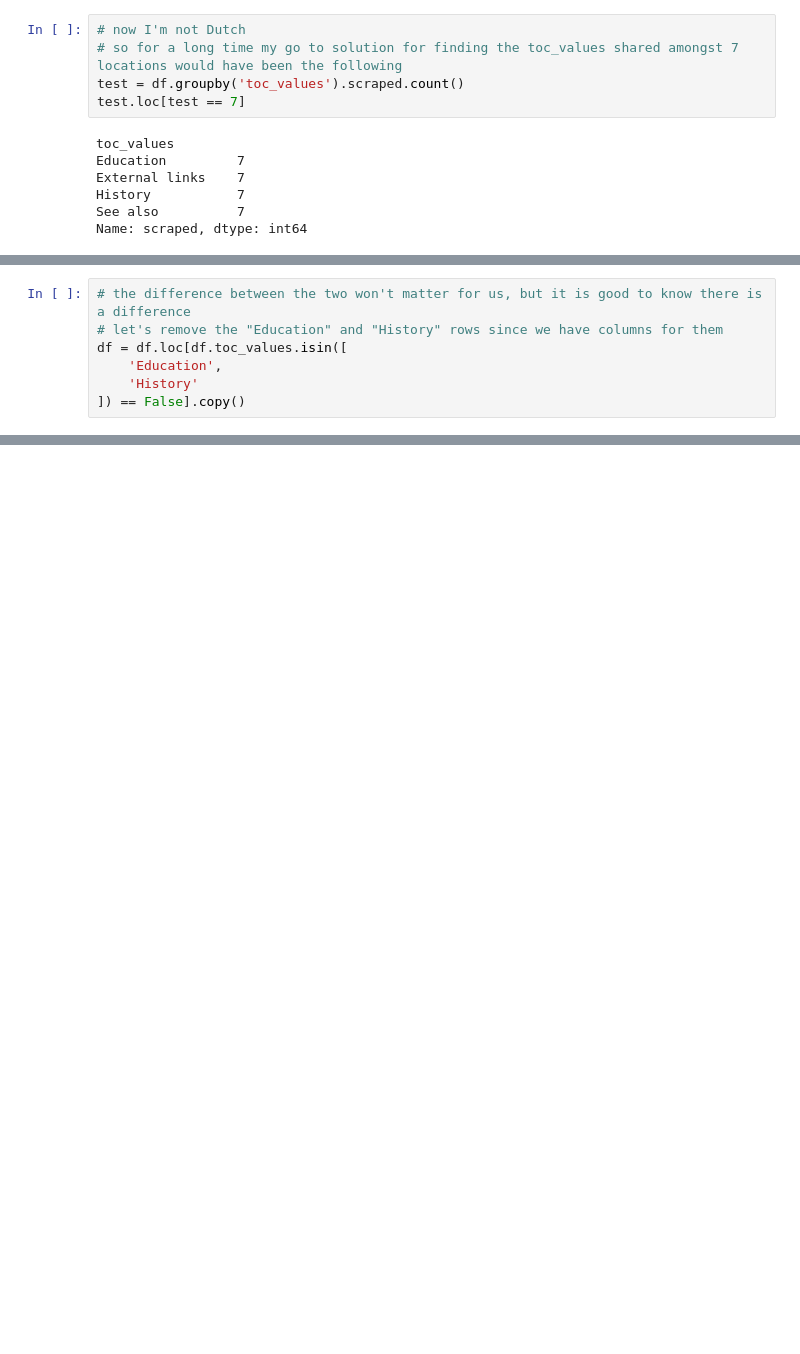
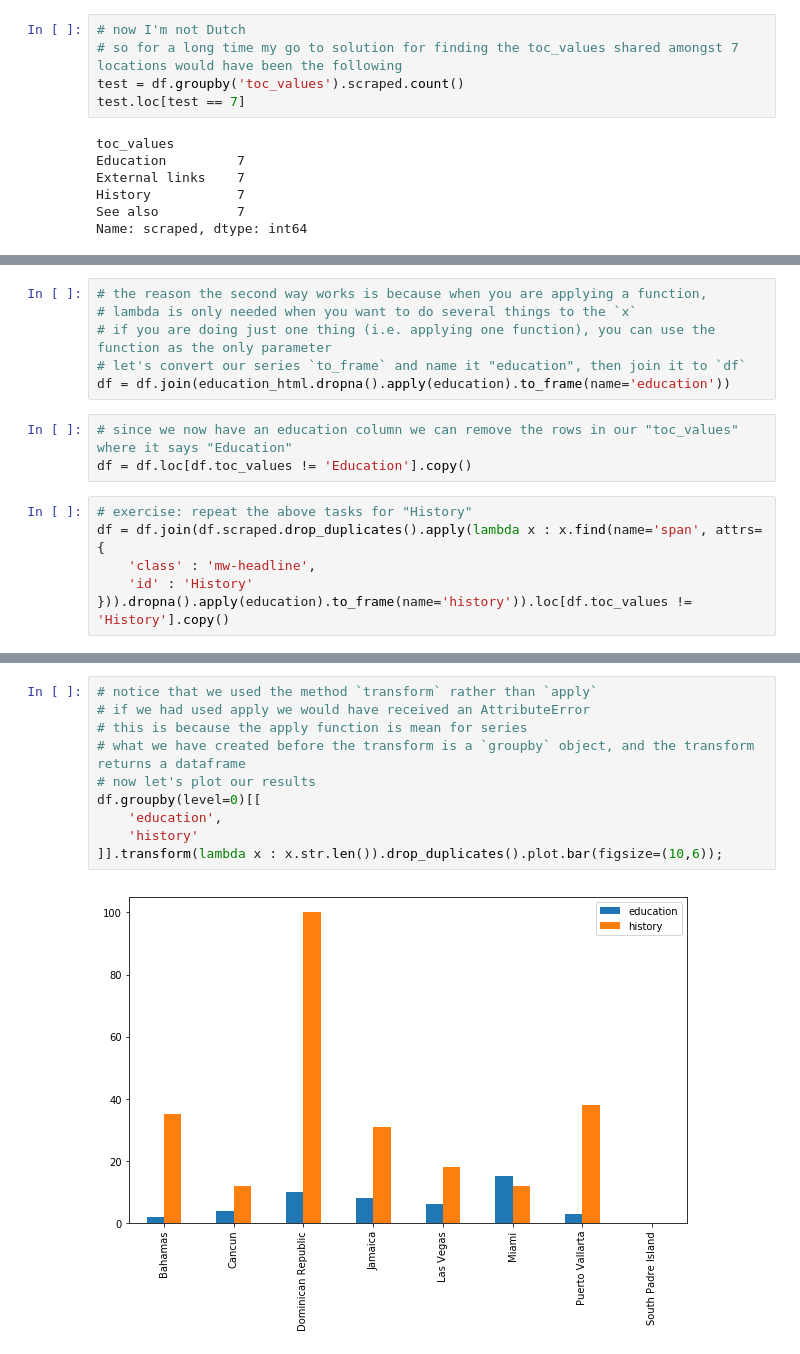
Before and after one commit to it176131/Presentations, a Jupyter notebook: Analytics_Learning_Lab_2019Q1.ipynb, the cells around one changed output, grey strips where cells are left out. Cells and saved outputs as stored; diff of their text form; blank space fills up the shorter version.

Commit message:
disecting history and education

```diff
--- a/Analytics_Learning_Lab_2019Q1.ipynb
+++ b/Analytics_Learning_Lab_2019Q1.ipynb
@@ -1010 +1105,16 @@ df['history'] = None
+# %%
+# the reason the second way works is because when you are applying a function,
+# lambda is only needed when you want to do several things to the `x`
+# if you are doing just one thing (i.e. applying one function), you can use the function as the only parameter
+# let's convert our series `to_frame` and name it "education", then join it to `df`
+df = df.join(education_html.dropna().apply(education).to_frame(name='education'))
+# %%
+# since we now have an education column we can remove the rows in our "toc_values" where it says "Education"
+df = df.loc[df.toc_values != 'Education'].copy()
+# %%
+# exercise: repeat the above tasks for "History"
+df = df.join(df.scraped.drop_duplicates().apply(lambda x : x.find(name='span', attrs={
+    'class' : 'mw-headline',
+    'id' : 'History'
+})).dropna().apply(education).to_frame(name='history')).loc[df.toc_values != 'History'].copy()
 # %%
@@ -1034,7 +1129,0 @@ NoneType
-# %%
-# the difference between the two won't matter for us, but it is good to know there is a difference
-# let's remove the "Education" and "History" rows since we have columns for them
-df = df.loc[df.toc_values.isin([
-    'Education',
-    'History'
-]) == False].copy()
@@ -1077,0 +1172,12 @@ The University of The Bahamas (UB) is the national higher education/tertiary sys
+# %%
+# notice that we used the method `transform` rather than `apply`
+# if we had used apply we would have received an AttributeError
+# this is because the apply function is mean for series
+# what we have created before the transform is a `groupby` object, and the transform returns a dataframe
+# now let's plot our results
+df.groupby(level=0)[[
+    'education',
+    'history'
+]].transform(lambda x : x.str.len()).drop_duplicates().plot.bar(figsize=(10,6));
+# %% [output]
+[figure, added]
```
Also changed, not shown: parts of 28 cells of this notebook.
